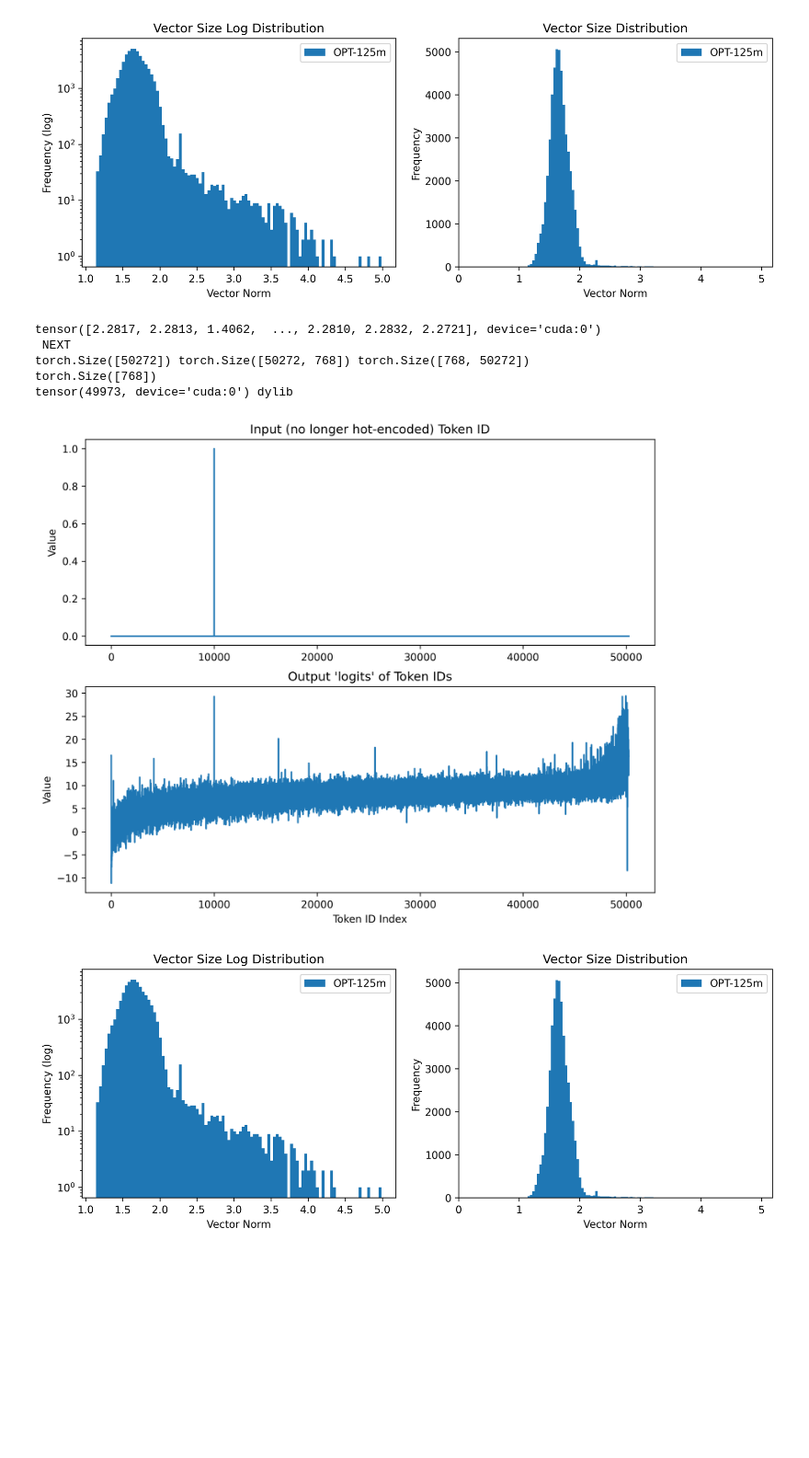
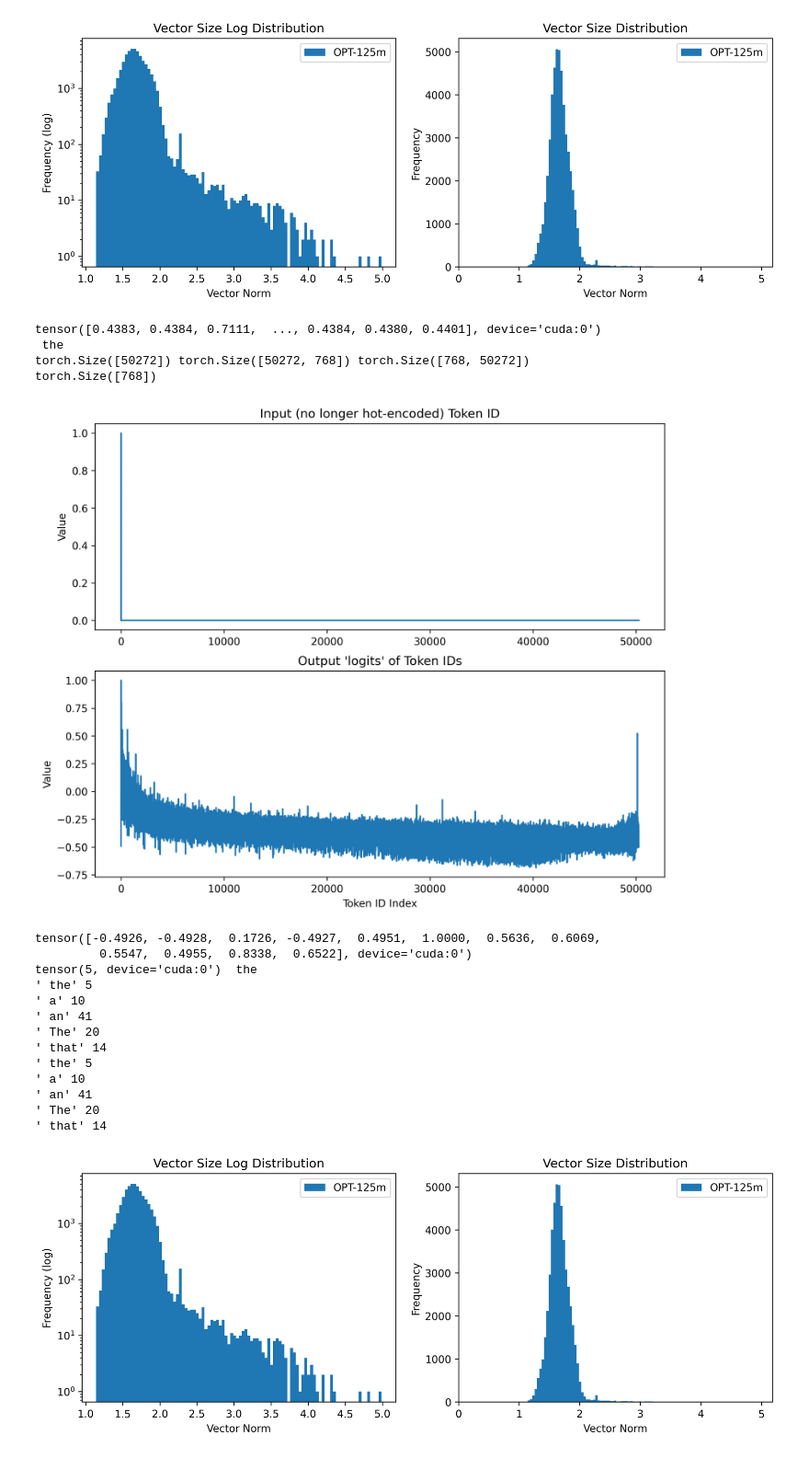
Before and after one commit to nickypro/separability, a Jupyter notebook: examples/embeddings.ipynb, the cells around one changed output. Shown at 92% size. Cells and saved outputs as stored; diff of their text form; code cells hidden in the pictures; blank space fills up the shorter version.

```diff
--- a/examples/embeddings.ipynb
+++ b/examples/embeddings.ipynb
@@ -61,39 +61,66 @@ plt.show()
 [figure]
 # %%
 norms = W_E.norm(dim=-1)
-# W_E_I = (W_E.T)*(1/(norms**2))
-W_E_I = W_E.T
+W_E_I = (W_E.T)*(1/(norms**2))
+# W_E_I = W_E.T
 print(W_E_I.T.norm(dim=-1))
+
+TOKEN_ID = 5
+TEMPERATURE = 1.0
 
 blank_vector = torch.zeros(len(W_E)).to(W_E.device)
 v = blank_vector
-v[10000] = 1
-print(opt.tokenizer.decode(10000))
+v[TOKEN_ID] = 1
+print(opt.tokenizer.decode(TOKEN_ID))
 print(v.size(), W_E.size(), W_E_I.size())
 encoded = torch.matmul( v, W_E )
 print(encoded.size())
-decoded = torch.matmul( encoded*10, W_E_I )
+decoded = torch.matmul( encoded*TEMPERATURE, W_E_I )
 
 fix, (ax1, ax2) = plt.subplots(2, 1, figsize=(10, 8))
 ax1.plot(v.cpu())
 ax1.set_title("Input (no longer hot-encoded) Token ID")
 ax1.set_ylabel("Value")
 
 ax2.plot(decoded.cpu())
 ax2.set_title("Output 'logits' of Token IDs")
 ax2.set_xlabel("Token ID Index")
 ax2.set_ylabel("Value")
 
+plt.show()
+
+print(decoded[:12])
+
 decoded_id = torch.argmax(decoded)
 print(decoded_id, opt.tokenizer.decode(decoded_id))
 #plt.plot(torch.softmax(decoded*14, dim=-1).cpu())
+
+topk = torch.topk( decoded, 5, dim=-1, largest=True, sorted=True )
+for t in topk.indices:
+    print(f"'{opt.tokenizer.decode(t)}'", t.cpu().item())
+
+topk_first_5000 = torch.topk( decoded[:5000], 5, dim=-1, largest=True, sorted=True )
+for t in topk_first_5000.indices:
+    print(f"'{opt.tokenizer.decode(t)}'", t.cpu().item())
 # %% [output]
-tensor([2.2817, 2.2813, 1.4062,  ..., 2.2810, 2.2832, 2.2721], device='cuda:0')
- NEXT
+tensor([0.4383, 0.4384, 0.7111,  ..., 0.4384, 0.4380, 0.4401], device='cuda:0')
+ the
 torch.Size([50272]) torch.Size([50272, 768]) torch.Size([768, 50272])
 torch.Size([768])
-tensor(49973, device='cuda:0') dylib
-[figure, old version]
+[figure, new version]
+tensor([-0.4926, -0.4928,  0.1726, -0.4927,  0.4951,  1.0000,  0.5636,  0.6069,
+         0.5547,  0.4955,  0.8338,  0.6522], device='cuda:0')
+tensor(5, device='cuda:0')  the
+' the' 5
+' a' 10
+' an' 41
+' The' 20
+' that' 14
+' the' 5
+' a' 10
+' an' 41
+' The' 20
+' that' 14
 # %%
 unembed = opt.predictor.get_output_embeddings().state_dict()["weight"]
 
```
Also changed, not shown: parts of 4 cells of this notebook.
